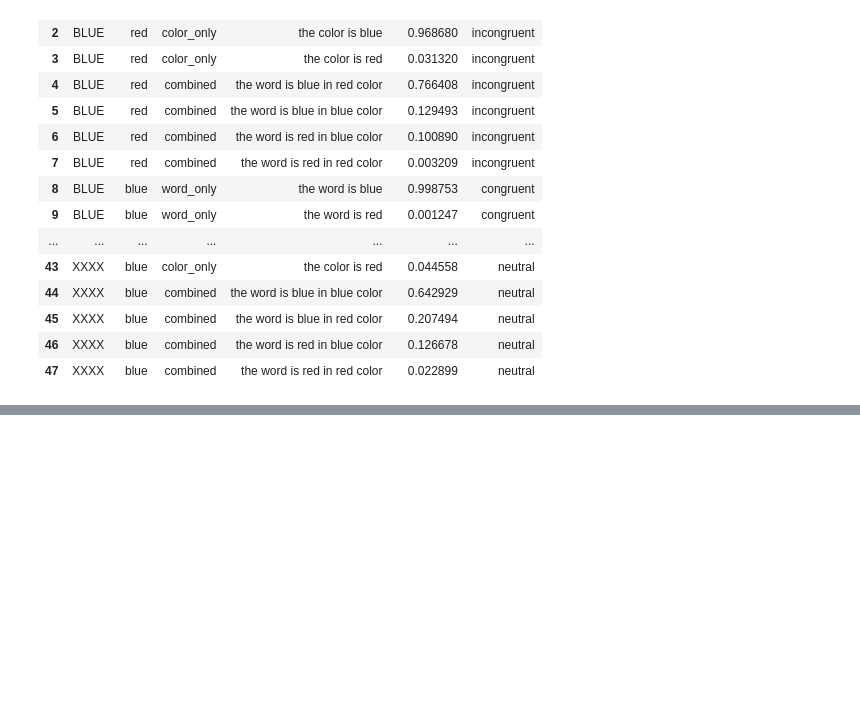
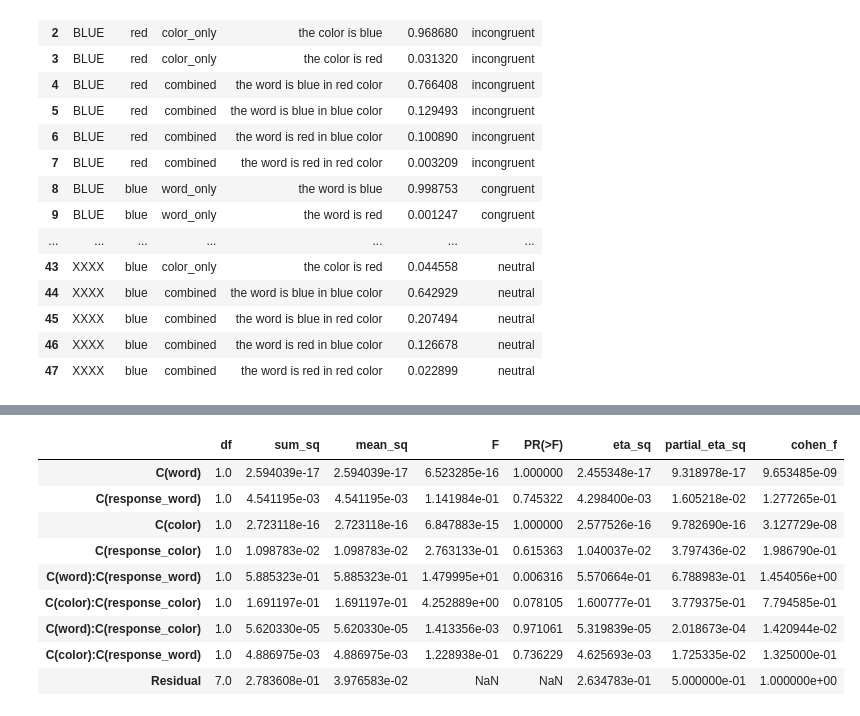
Before and after one commit to chanansh/stroop_llm, a Jupyter notebook: src/clip_analysis.ipynb, the cells around one changed output, grey strips where cells are left out. Cells and saved outputs as stored; diff of their text form; code cells hidden in the pictures; blank space fills up the shorter version.

```diff
--- a/src/clip_analysis.ipynb
+++ b/src/clip_analysis.ipynb
@@ -70,0 +58,23 @@ fig.show()
+# %%
+# analyzing the wrod only and color only conditions:
+
+def extended_anova(df, equation):
+    model = ols(equation, data=df).fit()
+    anova_table = anova_lm(model)
+    # Calculate eta squared
+    ss_total = anova_table['sum_sq'].sum()
+    ss_error = anova_table.loc['Residual', 'sum_sq']
+    anova_table['eta_sq'] = anova_table['sum_sq'] / ss_total
+    anova_table['partial_eta_sq'] = anova_table['sum_sq'] / (anova_table['sum_sq'] + ss_error)
+    anova_table['cohen_f'] = np.sqrt(anova_table['partial_eta_sq'] / (1 - anova_table['partial_eta_sq']))
+    return anova_table
+
+
+
+
+for class_set in ['word_only', 'color_only']:
+    print(class_set)
+    subset = df.query(f'(class_set == "{class_set}") & (word != "XXXX")').copy()
+    subset.loc[:, 'response'] = np.where(subset['class_name'].str.contains('blue'), 'blue', 'red')
+    anova_table = extended_anova(subset, 'probability ~  C(word) * C(response) + C(color)*C(response)')
+    display(anova_table)
@@ -70,0 +111,17 @@ fig.show()
+# %%
+subset = df.query('(class_set in ["combined"]) & (word != "XXXX")').copy()
+subset.loc[:, 'response_word'] = subset['class_name'].str.extract('word is (\\w+)')
+subset.loc[:, 'response_color'] = subset['class_name'].str.extract('(\\w+) color')
+anova_table = extended_anova(subset, 'probability ~  C(word) * C(response_word) + C(color)*C(response_color) + C(word)*C(response_color) + C(color)*C(response_word)')
+display(anova_table)
+# %% [output]
+|  | df | sum_sq | mean_sq | F | PR(>F) | eta_sq | partial_eta_sq | cohen_f |
+| C(word) | 1.0 | 2.594039e-17 | 2.594039e-17 | 6.523285e-16 | 1.000000 | 2.455348e-17 | 9.318978e-17 | 9.653485e-09 |
+| C(response_word) | 1.0 | 4.541195e-03 | 4.541195e-03 | 1.141984e-01 | 0.745322 | 4.298400e-03 | 1.605218e-02 | 1.277265e-01 |
+| C(color) | 1.0 | 2.723118e-16 | 2.723118e-16 | 6.847883e-15 | 1.000000 | 2.577526e-16 | 9.782690e-16 | 3.127729e-08 |
+| C(response_color) | 1.0 | 1.098783e-02 | 1.098783e-02 | 2.763133e-01 | 0.615363 | 1.040037e-02 | 3.797436e-02 | 1.986790e-01 |
+| C(word):C(response_word) | 1.0 | 5.885323e-01 | 5.885323e-01 | 1.479995e+01 | 0.006316 | 5.570664e-01 | 6.788983e-01 | 1.454056e+00 |
+| C(color):C(response_color) | 1.0 | 1.691197e-01 | 1.691197e-01 | 4.252889e+00 | 0.078105 | 1.600777e-01 | 3.779375e-01 | 7.794585e-01 |
+| C(word):C(response_color) | 1.0 | 5.620330e-05 | 5.620330e-05 | 1.413356e-03 | 0.971061 | 5.319839e-05 | 2.018673e-04 | 1.420944e-02 |
+| C(color):C(response_word) | 1.0 | 4.886975e-03 | 4.886975e-03 | 1.228938e-01 | 0.736229 | 4.625693e-03 | 1.725335e-02 | 1.325000e-01 |
+| Residual | 7.0 | 2.783608e-01 | 3.976583e-02 | NaN | NaN | 2.634783e-01 | 5.000000e-01 | 1.000000e+00 |
```
Also changed, not shown: parts of 9 cells of this notebook, 13 other files.
